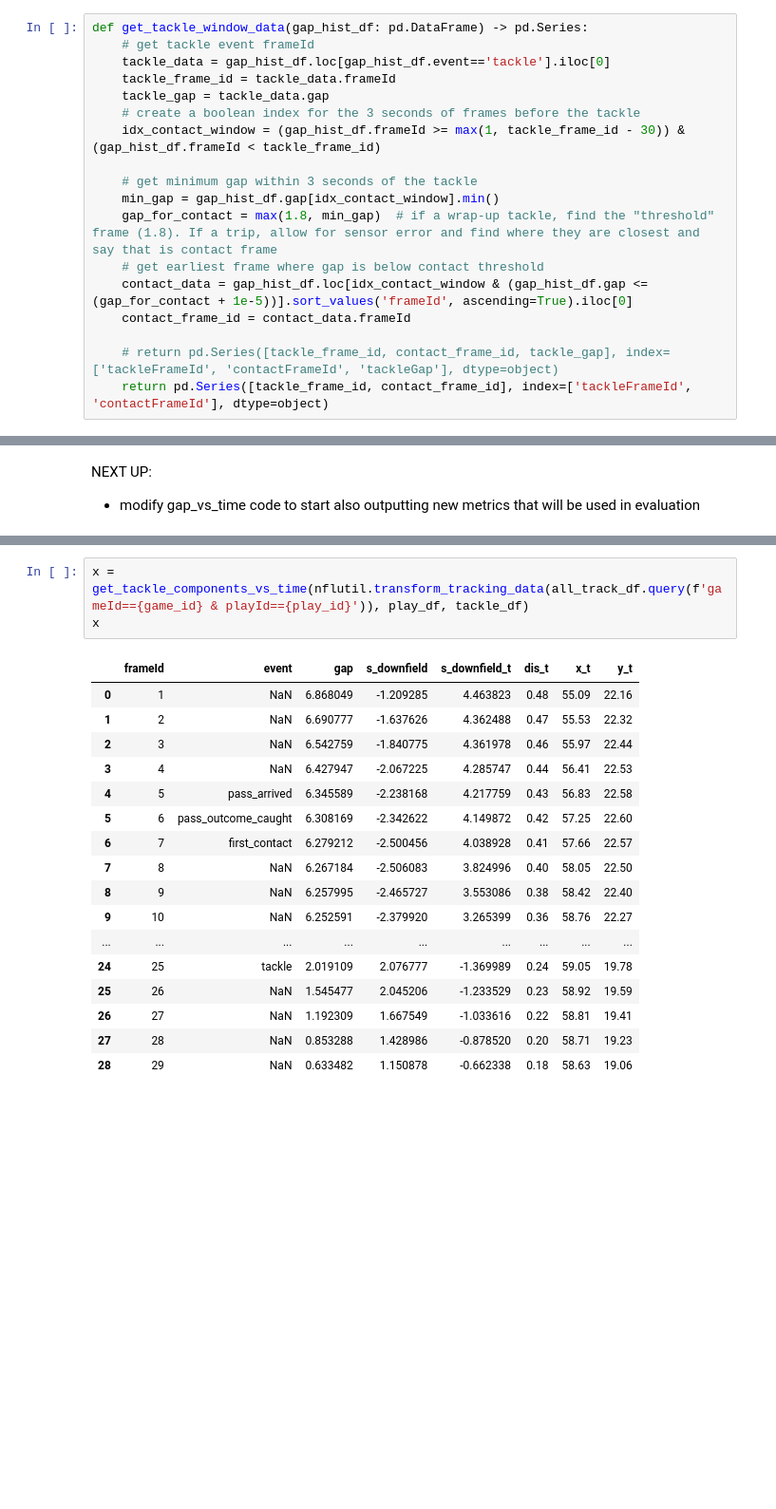
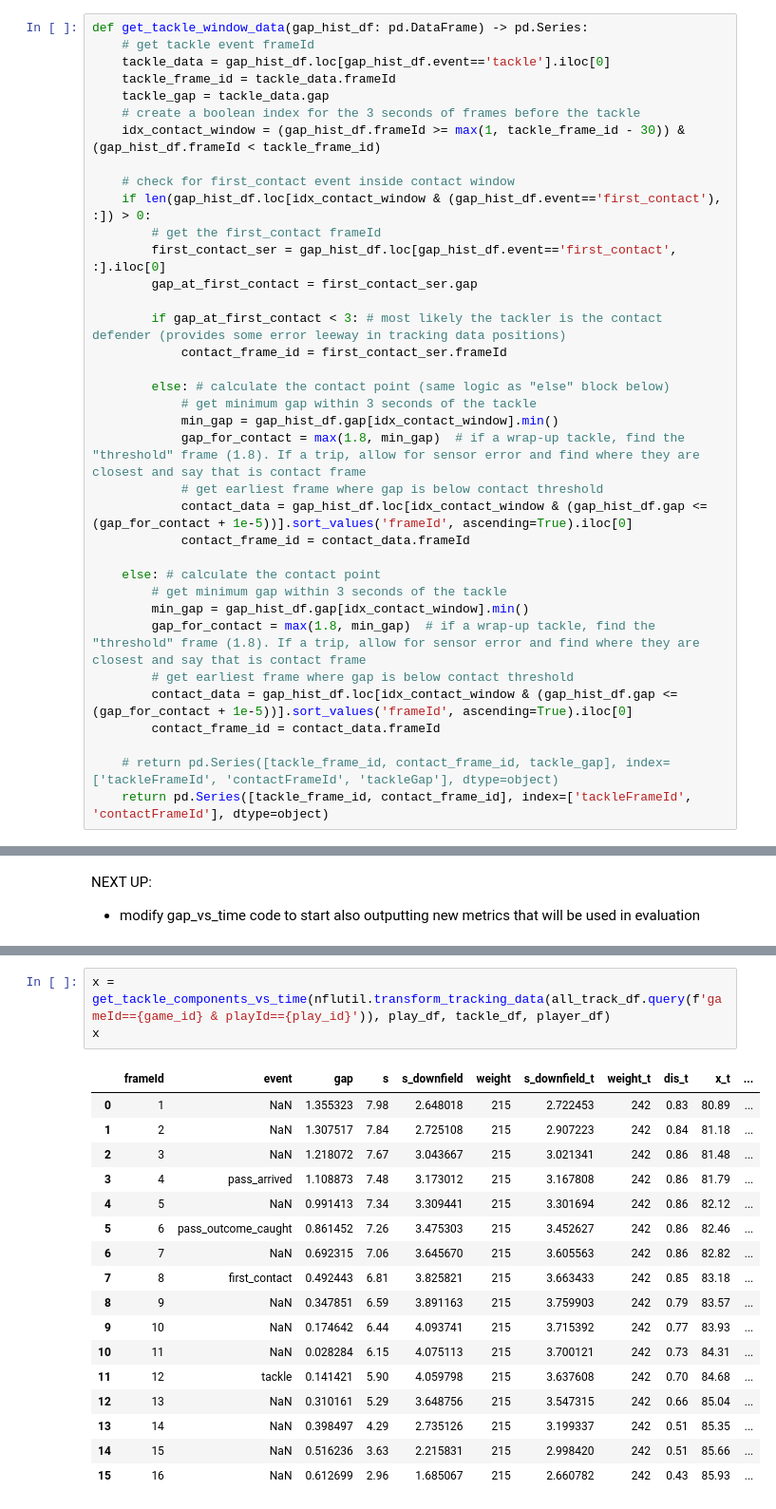
Before and after one commit to pschlais/kaggle_nfl_bdb_2024, a Jupyter notebook: exploration_tackle_events.ipynb, the cells around one changed output, grey strips where cells are left out. Shown at 95% size. Cells and saved outputs as stored; diff of their text form; blank space fills up the shorter version.

```diff
--- a/exploration_tackle_events.ipynb
+++ b/exploration_tackle_events.ipynb
@@ -660,12 +660,30 @@ def get_tackle_window_data(gap_hist_df: pd.DataFrame) -> pd.Series:
     # create a boolean index for the 3 seconds of frames before the tackle
     idx_contact_window = (gap_hist_df.frameId >= max(1, tackle_frame_id - 30)) & (gap_hist_df.frameId < tackle_frame_id)
 
-    # get minimum gap within 3 seconds of the tackle
-    min_gap = gap_hist_df.gap[idx_contact_window].min()
-    gap_for_contact = max(1.8, min_gap)  # if a wrap-up tackle, find the "threshold" frame (1.8). If a trip, allow for sensor error and find where they are closest and say that is contact frame
-    # get earliest frame where gap is below contact threshold
-    contact_data = gap_hist_df.loc[idx_contact_window & (gap_hist_df.gap <= (gap_for_contact + 1e-5))].sort_values('frameId', ascending=True).iloc[0]
-    contact_frame_id = contact_data.frameId
+    # check for first_contact event inside contact window
+    if len(gap_hist_df.loc[idx_contact_window & (gap_hist_df.event=='first_contact'), :]) > 0:
+        # get the first_contact frameId
+        first_contact_ser = gap_hist_df.loc[gap_hist_df.event=='first_contact', :].iloc[0]
+        gap_at_first_contact = first_contact_ser.gap
+
+        if gap_at_first_contact < 3: # most likely the tackler is the contact defender (provides some error leeway in tracking data positions)
+            contact_frame_id = first_contact_ser.frameId
+
+        else: # calculate the contact point (same logic as "else" block below)
+            # get minimum gap within 3 seconds of the tackle
+            min_gap = gap_hist_df.gap[idx_contact_window].min()
+            gap_for_contact = max(1.8, min_gap)  # if a wrap-up tackle, find the "threshold" frame (1.8). If a trip, allow for sensor error and find where they are closest and say that is contact frame
+            # get earliest frame where gap is below contact threshold
+            contact_data = gap_hist_df.loc[idx_contact_window & (gap_hist_df.gap <= (gap_for_contact + 1e-5))].sort_values('frameId', ascending=True).iloc[0]
+            contact_frame_id = contact_data.frameId
+
+    else: # calculate the contact point
+        # get minimum gap within 3 seconds of the tackle
+        min_gap = gap_hist_df.gap[idx_contact_window].min()
+        gap_for_contact = max(1.8, min_gap)  # if a wrap-up tackle, find the "threshold" frame (1.8). If a trip, allow for sensor error and find where they are closest and say that is contact frame
+        # get earliest frame where gap is below contact threshold
+        contact_data = gap_hist_df.loc[idx_contact_window & (gap_hist_df.gap <= (gap_for_contact + 1e-5))].sort_values('frameId', ascending=True).iloc[0]
+        contact_frame_id = contact_data.frameId
 
     # return pd.Series([tackle_frame_id, contact_frame_id, tackle_gap], index=['tackleFrameId', 'contactFrameId', 'tackleGap'], dtype=object)
     return pd.Series([tackle_frame_id, contact_frame_id], index=['tackleFrameId', 'contactFrameId'], dtype=object)
@@ -876,22 +939,22 @@ def get_tackle_metrics(track_df: pd.DataFrame, play_df: pd.DataFrame, tackle_df:
 # %%
-x = get_tackle_components_vs_time(nflutil.transform_tracking_data(all_track_df.query(f'gameId=={game_id} & playId=={play_id}')), play_df, tackle_df)
+x = get_tackle_components_vs_time(nflutil.transform_tracking_data(all_track_df.query(f'gameId=={game_id} & playId=={play_id}')), play_df, tackle_df, player_df)
 x
 # %% [output]
-|  | frameId | event | gap | s_downfield | s_downfield_t | dis_t | x_t | y_t |
-| 0 | 1 | NaN | 6.868049 | -1.209285 | 4.463823 | 0.48 | 55.09 | 22.16 |
-| 1 | 2 | NaN | 6.690777 | -1.637626 | 4.362488 | 0.47 | 55.53 | 22.32 |
-| 2 | 3 | NaN | 6.542759 | -1.840775 | 4.361978 | 0.46 | 55.97 | 22.44 |
-| 3 | 4 | NaN | 6.427947 | -2.067225 | 4.285747 | 0.44 | 56.41 | 22.53 |
-| 4 | 5 | pass_arrived | 6.345589 | -2.238168 | 4.217759 | 0.43 | 56.83 | 22.58 |
-| 5 | 6 | pass_outcome_caught | 6.308169 | -2.342622 | 4.149872 | 0.42 | 57.25 | 22.60 |
-| 6 | 7 | first_contact | 6.279212 | -2.500456 | 4.038928 | 0.41 | 57.66 | 22.57 |
-| 7 | 8 | NaN | 6.267184 | -2.506083 | 3.824996 | 0.40 | 58.05 | 22.50 |
-| 8 | 9 | NaN | 6.257995 | -2.465727 | 3.553086 | 0.38 | 58.42 | 22.40 |
-| 9 | 10 | NaN | 6.252591 | -2.379920 | 3.265399 | 0.36 | 58.76 | 22.27 |
-| ... | ... | ... | ... | ... | ... | ... | ... | ... |
-| 24 | 25 | tackle | 2.019109 | 2.076777 | -1.369989 | 0.24 | 59.05 | 19.78 |
-| 25 | 26 | NaN | 1.545477 | 2.045206 | -1.233529 | 0.23 | 58.92 | 19.59 |
-| 26 | 27 | NaN | 1.192309 | 1.667549 | -1.033616 | 0.22 | 58.81 | 19.41 |
-| 27 | 28 | NaN | 0.853288 | 1.428986 | -0.878520 | 0.20 | 58.71 | 19.23 |
-| 28 | 29 | NaN | 0.633482 | 1.150878 | -0.662338 | 0.18 | 58.63 | 19.06 |
+|  | frameId | event | gap | s | s_downfield | weight | s_downfield_t | weight_t | dis_t | x_t | ... |
+| 0 | 1 | NaN | 1.355323 | 7.98 | 2.648018 | 215 | 2.722453 | 242 | 0.83 | 80.89 | ... |
+| 1 | 2 | NaN | 1.307517 | 7.84 | 2.725108 | 215 | 2.907223 | 242 | 0.84 | 81.18 | ... |
+| 2 | 3 | NaN | 1.218072 | 7.67 | 3.043667 | 215 | 3.021341 | 242 | 0.86 | 81.48 | ... |
+| 3 | 4 | pass_arrived | 1.108873 | 7.48 | 3.173012 | 215 | 3.167808 | 242 | 0.86 | 81.79 | ... |
+| 4 | 5 | NaN | 0.991413 | 7.34 | 3.309441 | 215 | 3.301694 | 242 | 0.86 | 82.12 | ... |
+| 5 | 6 | pass_outcome_caught | 0.861452 | 7.26 | 3.475303 | 215 | 3.452627 | 242 | 0.86 | 82.46 | ... |
+| 6 | 7 | NaN | 0.692315 | 7.06 | 3.645670 | 215 | 3.605563 | 242 | 0.86 | 82.82 | ... |
+| 7 | 8 | first_contact | 0.492443 | 6.81 | 3.825821 | 215 | 3.663433 | 242 | 0.85 | 83.18 | ... |
+| 8 | 9 | NaN | 0.347851 | 6.59 | 3.891163 | 215 | 3.759903 | 242 | 0.79 | 83.57 | ... |
+| 9 | 10 | NaN | 0.174642 | 6.44 | 4.093741 | 215 | 3.715392 | 242 | 0.77 | 83.93 | ... |
+| 10 | 11 | NaN | 0.028284 | 6.15 | 4.075113 | 215 | 3.700121 | 242 | 0.73 | 84.31 | ... |
+| 11 | 12 | tackle | 0.141421 | 5.90 | 4.059798 | 215 | 3.637608 | 242 | 0.70 | 84.68 | ... |
+| 12 | 13 | NaN | 0.310161 | 5.29 | 3.648756 | 215 | 3.547315 | 242 | 0.66 | 85.04 | ... |
+| 13 | 14 | NaN | 0.398497 | 4.29 | 2.735126 | 215 | 3.199337 | 242 | 0.51 | 85.35 | ... |
+| 14 | 15 | NaN | 0.516236 | 3.63 | 2.215831 | 215 | 2.998420 | 242 | 0.51 | 85.66 | ... |
+| 15 | 16 | NaN | 0.612699 | 2.96 | 1.685067 | 215 | 2.660782 | 242 | 0.43 | 85.93 | ... |
 # %%
```
Also changed, not shown: parts of 7 cells of this notebook, 1 other file.
